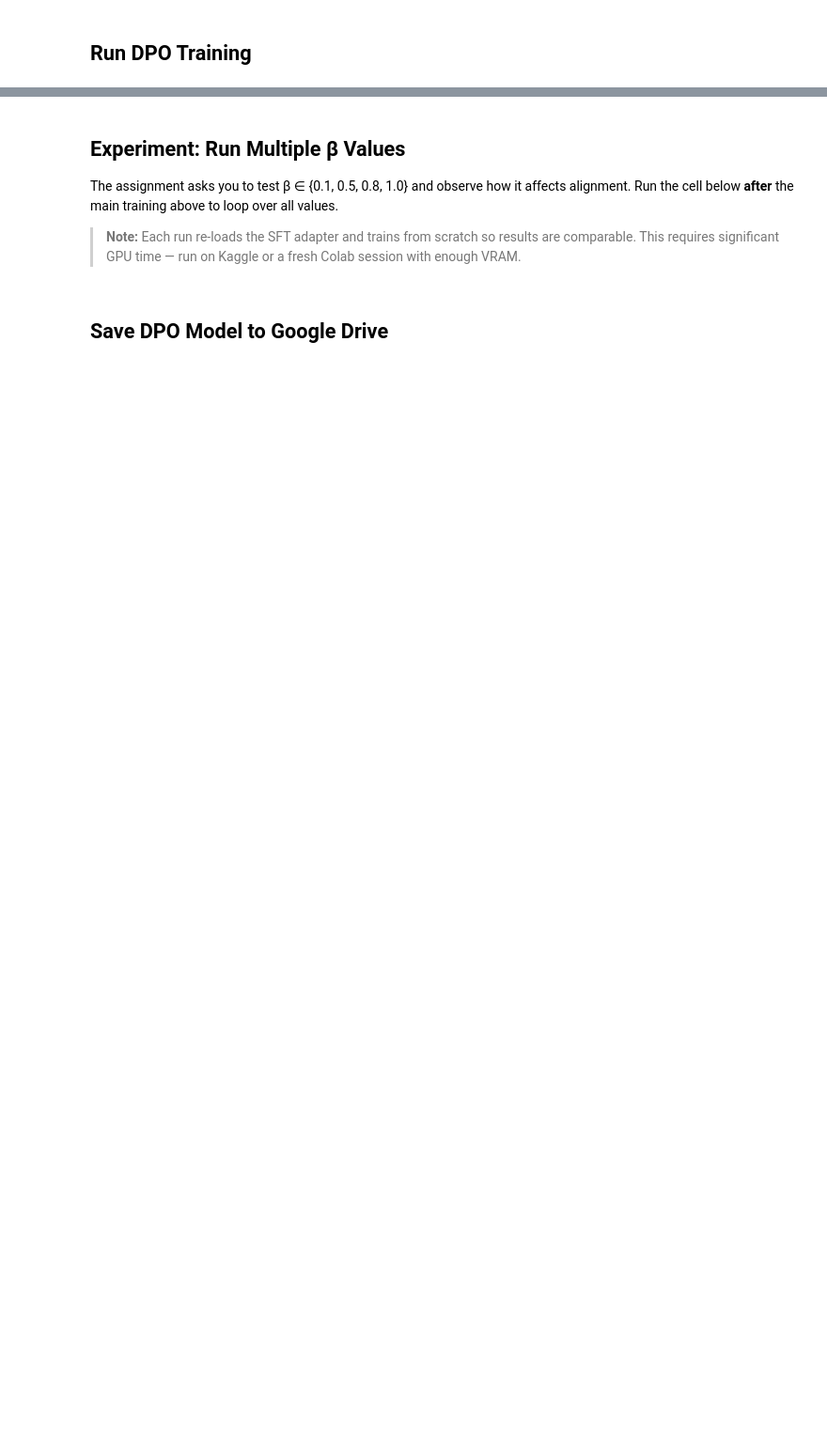
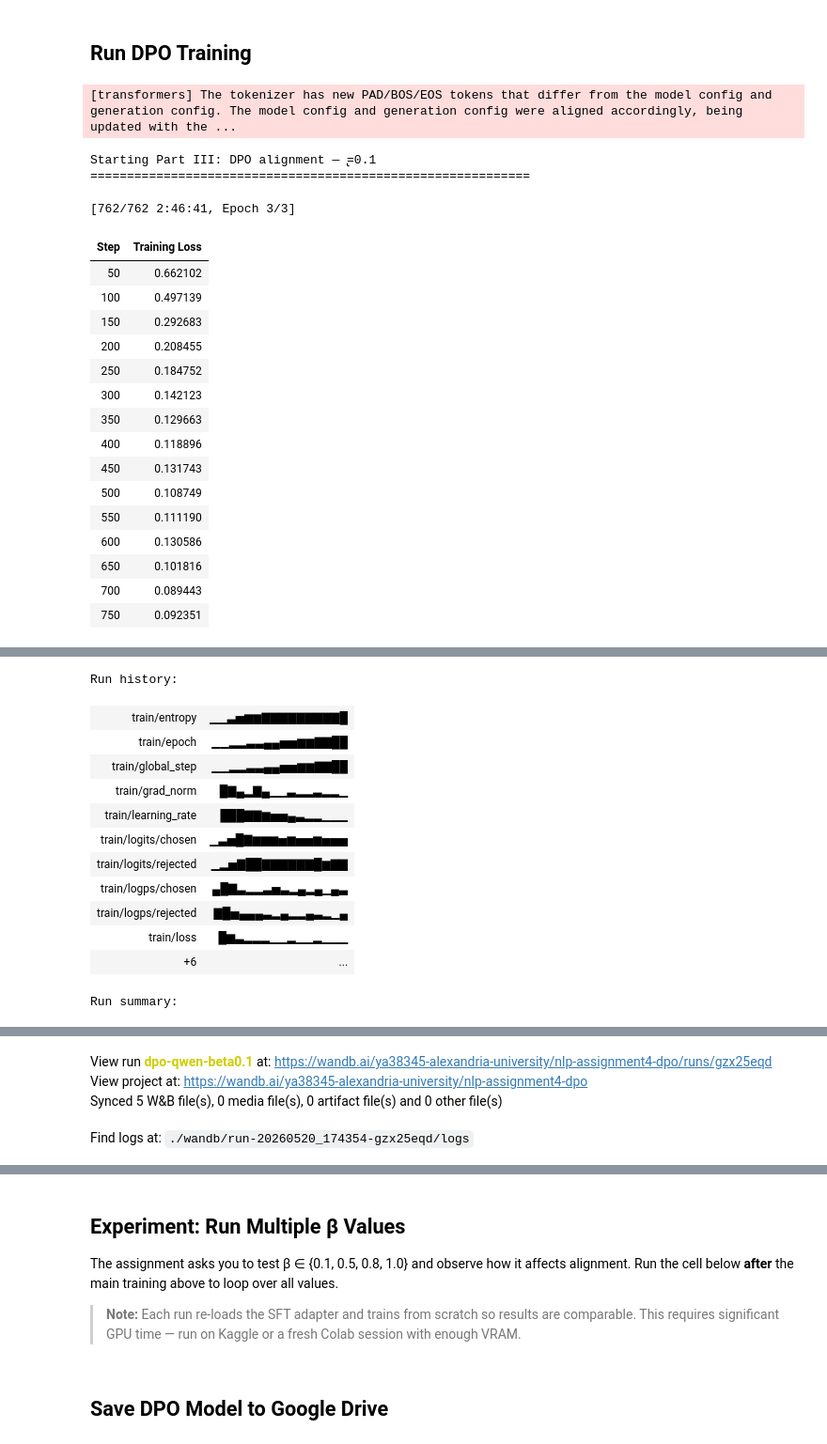
Before and after one commit to AhmedSamir423/post-training-llm-alignment, a Jupyter notebook: Part3_DPO.ipynb, the cells around one changed output, grey strips where cells are left out. Shown at 94% size. Cells and saved outputs as stored; diff of their text form; code cells hidden in the pictures; blank space fills up the shorter version.

```diff
--- a/Part3_DPO.ipynb
+++ b/Part3_DPO.ipynb
@@ -112,13 +122,12 @@ dpo_dataset = dpo_raw_sample.map(
     remove_columns=dpo_raw_sample.column_names,
 )
 
-# Train / eval split
-dpo_split      = dpo_dataset.train_test_split(test_size=0.05, seed=SEED)
-train_dpo      = dpo_split["train"]
-eval_dpo       = dpo_split["test"]
+# Train / eval split - using the entire dataset for training
+train_dpo = dpo_dataset
+eval_dpo  = None # No separate evaluation set
 
 print(f"DPO train samples : {len(train_dpo)}")
-print(f"DPO eval  samples : {len(eval_dpo)}")
+print(f"DPO eval  samples : {0 if eval_dpo is None else len(eval_dpo)}")
 print(f"\n--- Formatted sample 0 ---")
 print(f"PROMPT   : {train_dpo[0]['prompt'][:200]}")
 print(f"CHOSEN   : {train_dpo[0]['chosen'][:150]}")
@@ -144,7 +152,7 @@ DPO needs two models:
 TRL's `DPOTrainer` handles the reference model internally when `ref_model=None` and the policy is a PEFT model.
 # %%
 MODEL_NAME_SFT = "Qwen/Qwen2-1.5B-Instruct"
-SFT_ADAPTER_PATH = "./results_sft/final_model"   # saved in Part II
+SFT_ADAPTER_PATH = "/content/post-training-llm-alignment/sft_model"   # saved in Part II
 
 # 4-bit NF4 quant config (same as Part II)
 bnb_config = BitsAndBytesConfig(
@@ -228,7 +238,7 @@ wandb.init(
         "batch_size" : 1,
         "grad_accum" : 4,
         "train_size" : len(train_dpo),
-        "eval_size"  : len(eval_dpo),
+        "eval_size"  : 0 if eval_dpo is None else len(eval_dpo),
     },
 )
 
@@ -248,8 +258,7 @@ dpo_config = DPOConfig(
 
     # --- DPO-specific ---
     beta=BETA,
-    max_prompt_length=512,
-    max_length=1024,         # prompt + completion
+
 
     # --- precision / memory ---
     bf16=True,
@@ -282,34 +299,59 @@ wandb: Enter your choice:
 # %% [markdown]
 ## Run DPO Training
 # %%
+# Update config to disable evaluation since eval_dpo is None
+dpo_config.eval_strategy = "no"
+dpo_config.eval_steps = None
+
 # DPOTrainer with ref_model=None: TRL automatically creates a frozen copy
 # of the policy model's base weights as the reference model, which is the
 # correct and memory-efficient approach for PEFT-based DPO.
 trainer_dpo = DPOTrainer(
     model=model_dpo,
     ref_model=None,          # auto-derived from the PEFT base
     args=dpo_config,
     train_dataset=train_dpo,
     eval_dataset=eval_dpo,
     processing_class=tokenizer_dpo,
 )
 
-print(f"Starting Part III: DPO alignment — β={BETA}")
+print(f"Starting Part III: DPO alignment — ̢={BETA}")
 print("="*60)
 
 start_time = time.time()
 train_result_dpo = trainer_dpo.train()
 elapsed = time.time() - start_time
 
 trainer_dpo.save_model(f"./results_dpo_beta{BETA}/final_model")
 tokenizer_dpo.save_pretrained(f"./results_dpo_beta{BETA}/final_model")
 
 wandb.finish()
 
 print("\n" + "="*60)
 print("TRAINING COMPLETE — Part III Summary")
 print("="*60)
 print(f"  Beta             : {BETA}")
 print(f"  Total time       : {elapsed/60:.1f} minutes")
 print(f"  Final train loss : {train_result_dpo.training_loss:.4f}")
 print(f"  Total steps      : {train_result_dpo.global_step}")
+# %% [output]
+[transformers] The tokenizer has new PAD/BOS/EOS tokens that differ from the model config and generation config. The model config and generation config were aligned accordingly, being updated with the ...
+Starting Part III: DPO alignment — ̢=0.1
+============================================================
+[762/762 2:46:41, Epoch 3/3]
+| Step | Training Loss |
+| 50 | 0.662102 |
+| 100 | 0.497139 |
+| 150 | 0.292683 |
+| 200 | 0.208455 |
+| 250 | 0.184752 |
+| 300 | 0.142123 |
+| 350 | 0.129663 |
+| 400 | 0.118896 |
+| 450 | 0.131743 |
+| 500 | 0.108749 |
+| 550 | 0.111190 |
+| 600 | 0.130586 |
+| 650 | 0.101816 |
+| 700 | 0.089443 |
+| 750 | 0.092351 |
@@ -315,0 +359,13 @@ print(f"  Total steps      : {train_result_dpo.global_step}")
+Run history:
+| train/entropy | ▁▁▃▅▆▆▇▇▇▇▇▇▇▇▇█ |
+| train/epoch | ▁▁▂▂▃▃▄▄▅▅▆▆▇▇██ |
+| train/global_step | ▁▁▂▂▃▃▄▄▅▅▆▆▇▇██ |
+| train/grad_norm | █▇▄▂▇▄▁▁▃▂▂▃▂▂▁ |
+| train/learning_rate | ███▇▇▆▅▅▄▃▂▂▁▁▁ |
+| train/logits/chosen | ▁▃▅█▇▆▆▆▅▆▅▅▆▅▅▅ |
+| train/logits/rejected | ▁▂▅▇██▇▇▇▇▇▇█▆▇▇ |
+| train/logps/chosen | ▄█▇▃▂▂▃▅▃▂▄▂▄▁▄▃ |
+| train/logps/rejected | ▇█▅▄▄▄▃▂▄▂▂▄▃▂▁▄ |
+| train/loss | █▆▃▂▂▂▁▁▂▁▁▂▁▁▁ |
+| +6 | ... |
+Run summary:
@@ -315,0 +383,4 @@ print(f"  Total steps      : {train_result_dpo.global_step}")
+View run dpo-qwen-beta0.1 at: https://wandb.ai/ya38345-alexandria-university/nlp-assignment4-dpo/runs/gzx25eqd
+View project at: https://wandb.ai/ya38345-alexandria-university/nlp-assignment4-dpo
+Synced 5 W&B file(s), 0 media file(s), 0 artifact file(s) and 0 other file(s)
+Find logs at: ./wandb/run-20260520_174354-gzx25eqd/logs
```
Also changed, not shown: parts of 11 cells of this notebook.
